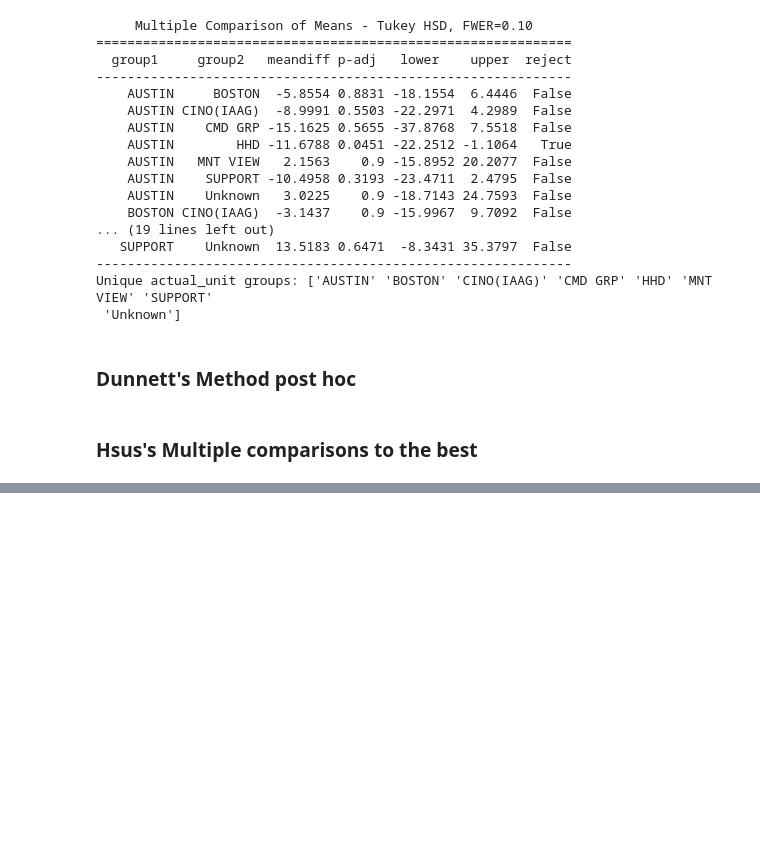
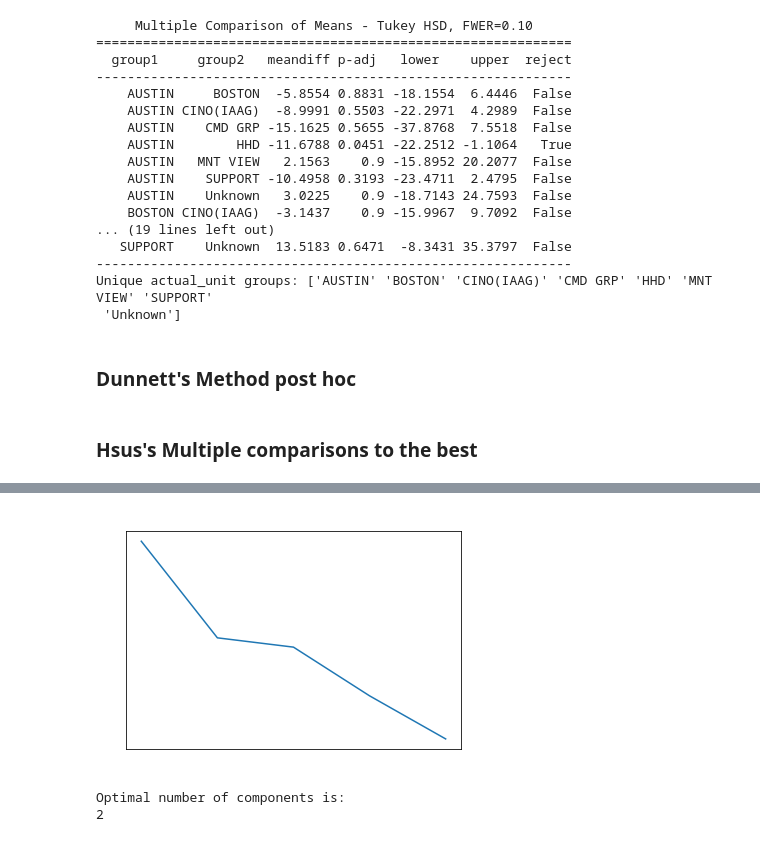
Before and after one commit to sstarr1879/readiness_score, a Jupyter notebook: multicomparison.ipynb, the cells around one changed output, grey strips where cells are left out. Cells and saved outputs as stored; diff of their text form; code cells hidden in the pictures; blank space fills up the shorter version.

Commit message:
add clustering initial work

```diff
--- a/multicomparison.ipynb
+++ b/multicomparison.ipynb
@@ -313,0 +386,13 @@ Unique actual_unit groups: ['AUSTIN' 'BOSTON' 'CINO(IAAG)' 'CMD GRP' 'HHD' 'MNT
+# %%
+range_n_clusters = list (range(2,7))
+print ("Number of clusters from 2 to 9: \n", range_n_clusters)
+silhouette_score_values=list()
+
+for n_clusters in range_n_clusters:
+    clusterer = KMeans(n_clusters=n_clusters)
+    preds = clusterer.fit_predict(metrics_frame_subset_grouped[metrics_frame_subset_grouped.columns[1:]])
+    centers = clusterer.cluster_centers_
+
+    score = silhouette_score(metrics_frame_subset_grouped[metrics_frame_subset_grouped.columns[1:]], preds)
+    print("For n_clusters = {}, silhouette score is {})".format(n_clusters, score))
+    silhouette_score_values.append(silhouette_score(metrics_frame_subset_grouped[metrics_frame_subset_grouped.columns[1:]], preds,metric='euclidean', sample_size=None, random_state=None))
@@ -313,0 +407,26 @@ Unique actual_unit groups: ['AUSTIN' 'BOSTON' 'CINO(IAAG)' 'CMD GRP' 'HHD' 'MNT
+# %%
+#plt.plot(range_n_clusters, silhouette_score_values)
+plt.clf()
+title_obj =plt.title("Silhouette score values vs Numbers of Clusters ")
+plt.setp(title_obj , color='w')         #set the color of title to white
+#fig = plt.figure()
+#ax = fig.add_subplot(111)
+#ax = fig.add_subplot(111)
+#ax.set_xlabel('n-clusters')
+#ax.set_ylabel('Silhouette Score')
+plt.rc_context({'ytick.color':'white','xtick.color':'white'})
+#ax.xaxis.label.set_color('white')
+#ax.yaxis.label.set_color('white')
+
+#ax.tick_params(axis='x', colors='white')
+#ax.tick_params(axis='y', colors='white')
+plt.plot(range_n_clusters, silhouette_score_values)
+
+plt.show()
+Optimal_NumberOf_Components=range_n_clusters[silhouette_score_values.index(max(silhouette_score_values))]
+print("Optimal number of components is:")
+print(Optimal_NumberOf_Components)
+# %% [output]
+[figure, added]
+Optimal number of components is:
+2
```
Also changed, not shown: parts of 15 cells of this notebook.
